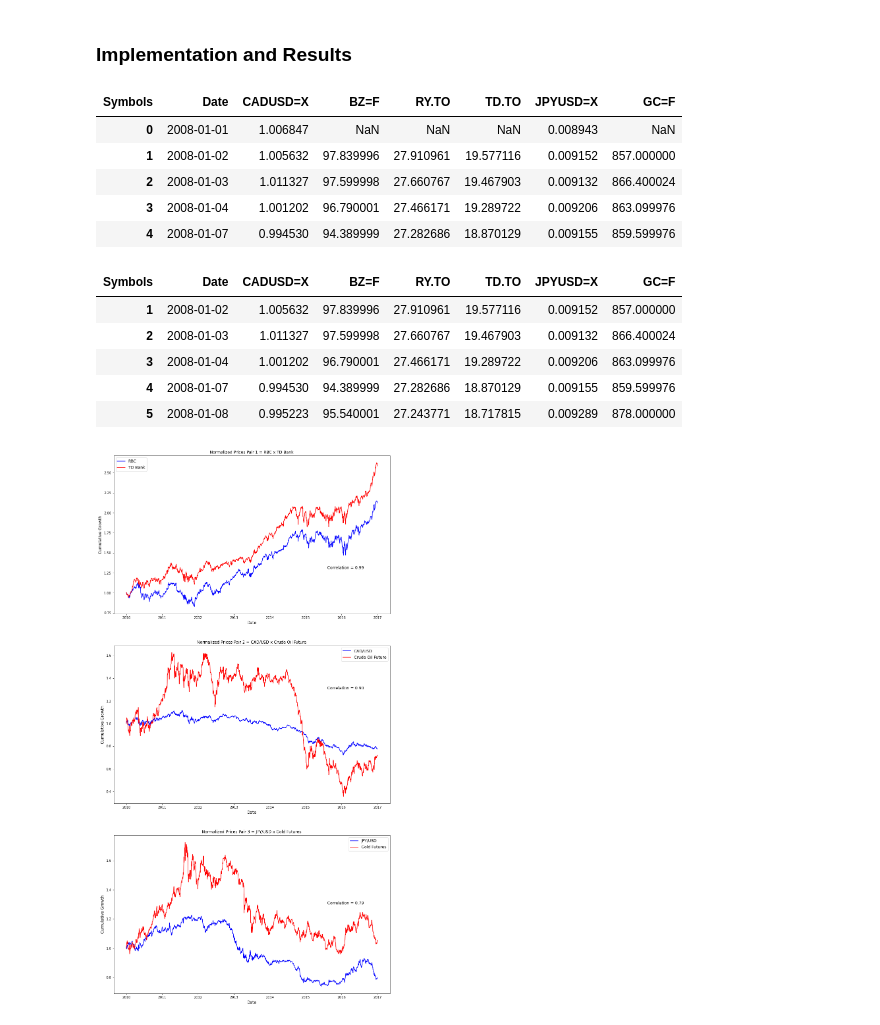
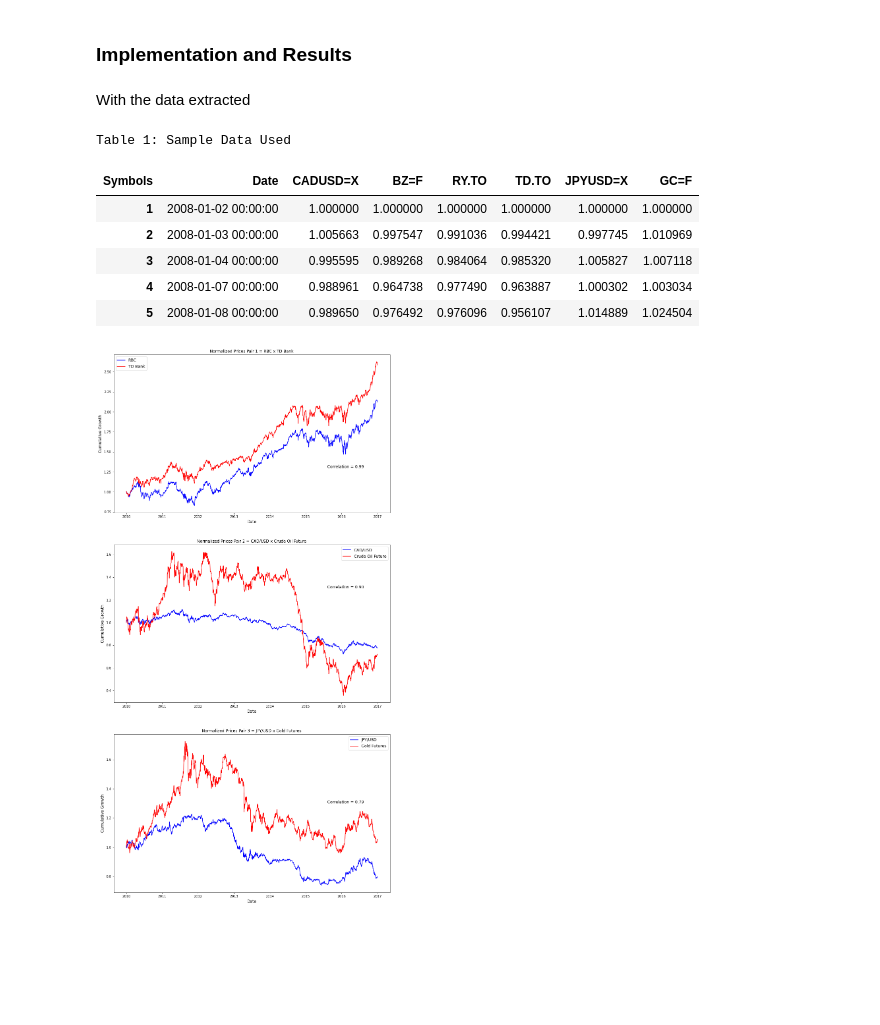
Before and after one commit to alexyspereira/Pairs_Trading, a Jupyter notebook: CQF_PairsTrading.ipynb, the cells around one changed output. Saved outputs shown, nothing was run; the diff lists cells and outputs as text; code cells hidden in the pictures; blank space fills up the shorter version.

Commit message:
added data and validation strategy, ADF test description and other formatting

```diff
--- a/CQF_PairsTrading.ipynb
+++ b/CQF_PairsTrading.ipynb
@@ -178,24 +204,18 @@ data = web.DataReader(tickers,'yahoo',start= '2008-01-01', end='2022-06-30')
-# %%
-data = data['Adj Close'].reset_index()
-# %% [output]
-| Symbols | Date | CADUSD=X | BZ=F | RY.TO | TD.TO | JPYUSD=X | GC=F |
-| 0 | 2008-01-01 | 1.006847 | NaN | NaN | NaN | 0.008943 | NaN |
-| 1 | 2008-01-02 | 1.005632 | 97.839996 | 27.910961 | 19.577116 | 0.009152 | 857.000000 |
-| 2 | 2008-01-03 | 1.011327 | 97.599998 | 27.660767 | 19.467903 | 0.009132 | 866.400024 |
-| 3 | 2008-01-04 | 1.001202 | 96.790001 | 27.466171 | 19.289722 | 0.009206 | 863.099976 |
-| 4 | 2008-01-07 | 0.994530 | 94.389999 | 27.282686 | 18.870129 | 0.009155 | 859.599976 |
 # %%
 data.to_csv("data.csv",index=False)
+# %% [markdown]
+With the data extracted
 # %%
 data = data.fillna(method='ffill').dropna()
-data.head()
+data.head().style.set_caption("Table 1: Sample Data Used").set_table_styles(styles)
 # %% [output]
+Table 1: Sample Data Used
 | Symbols | Date | CADUSD=X | BZ=F | RY.TO | TD.TO | JPYUSD=X | GC=F |
-| 1 | 2008-01-02 | 1.005632 | 97.839996 | 27.910961 | 19.577116 | 0.009152 | 857.000000 |
-| 2 | 2008-01-03 | 1.011327 | 97.599998 | 27.660767 | 19.467903 | 0.009132 | 866.400024 |
-| 3 | 2008-01-04 | 1.001202 | 96.790001 | 27.466171 | 19.289722 | 0.009206 | 863.099976 |
-| 4 | 2008-01-07 | 0.994530 | 94.389999 | 27.282686 | 18.870129 | 0.009155 | 859.599976 |
-| 5 | 2008-01-08 | 0.995223 | 95.540001 | 27.243771 | 18.717815 | 0.009289 | 878.000000 |
+| 1 | 2008-01-02 00:00:00 | 1.000000 | 1.000000 | 1.000000 | 1.000000 | 1.000000 | 1.000000 |
+| 2 | 2008-01-03 00:00:00 | 1.005663 | 0.997547 | 0.991036 | 0.994421 | 0.997745 | 1.010969 |
+| 3 | 2008-01-04 00:00:00 | 0.995595 | 0.989268 | 0.984064 | 0.985320 | 1.005827 | 1.007118 |
+| 4 | 2008-01-07 00:00:00 | 0.988961 | 0.964738 | 0.977490 | 0.963887 | 1.000302 | 1.003034 |
+| 5 | 2008-01-08 00:00:00 | 0.989650 | 0.976492 | 0.976096 | 0.956107 | 1.014889 | 1.024504 |
 # %%
 data[tickers]=data[tickers]/data.loc[0:1,tickers].values
 
```
Also changed, not shown: parts of 6 cells of this notebook.
